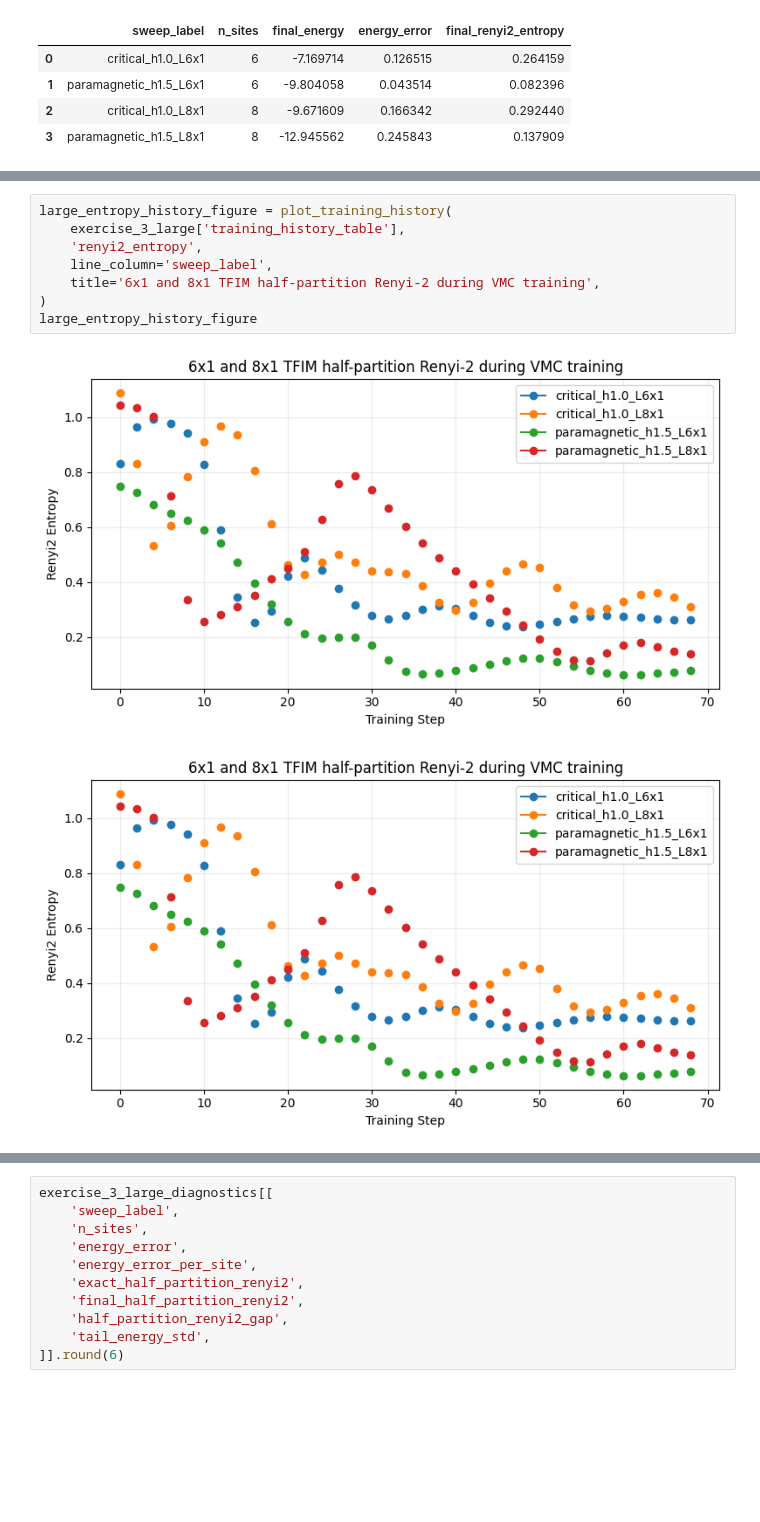
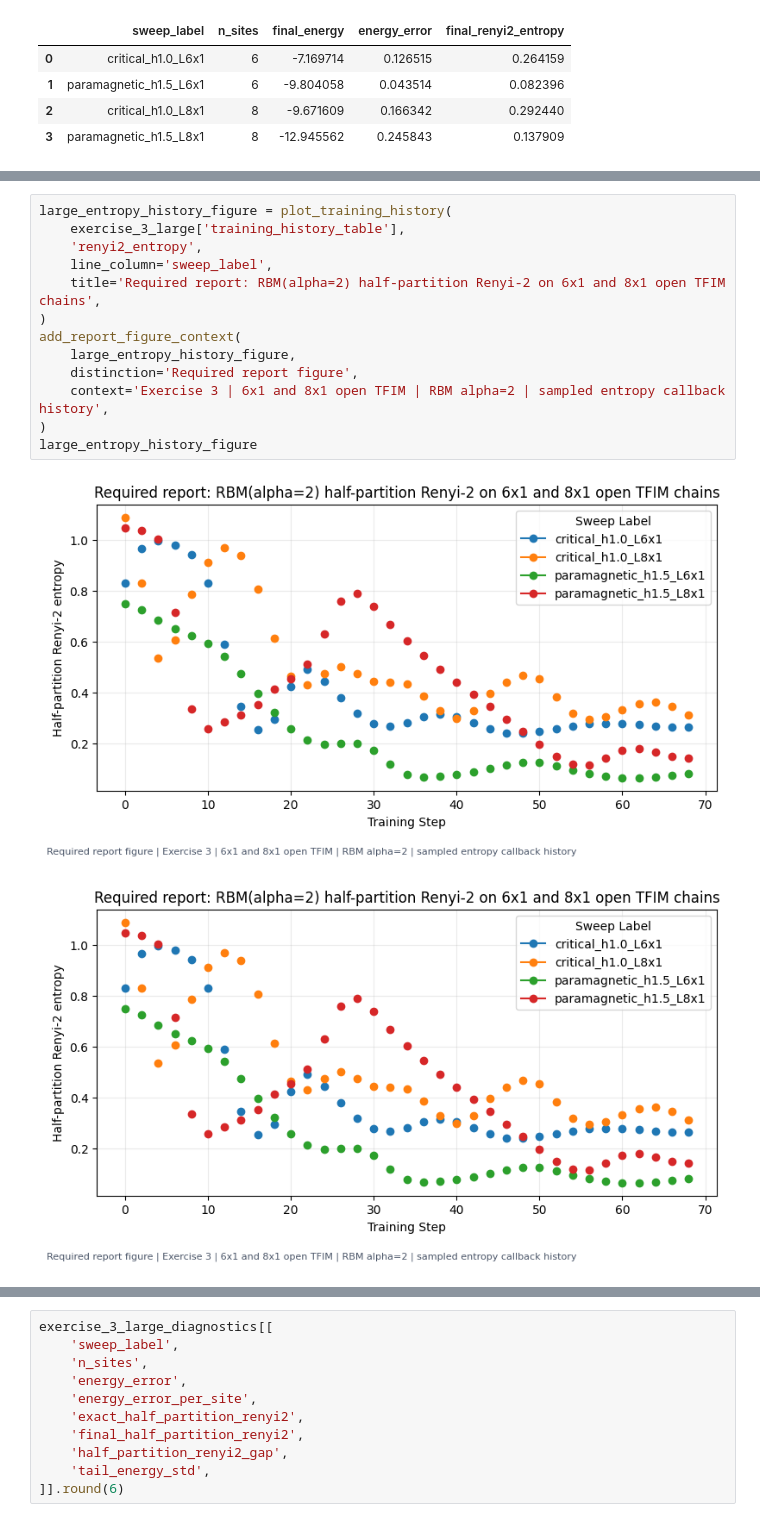
Before and after one commit to SBT2004/NQS, a Jupyter notebook: Balint/demos/exercise_3.ipynb, the cells around one changed output, grey strips where cells are left out. Drawn from its saved outputs; the diff is of its cells as text; blank space fills up the shorter version.

```diff
--- a/Balint/demos/exercise_3.ipynb
+++ b/Balint/demos/exercise_3.ipynb
@@ -411,14 +432,19 @@ large_energy_history_figure
 # %%
 large_entropy_history_figure = plot_training_history(
     exercise_3_large['training_history_table'],
     'renyi2_entropy',
     line_column='sweep_label',
-    title='6x1 and 8x1 TFIM half-partition Renyi-2 during VMC training',
+    title='Required report: RBM(alpha=2) half-partition Renyi-2 on 6x1 and 8x1 open TFIM chains',
+)
+add_report_figure_context(
+    large_entropy_history_figure,
+    distinction='Required report figure',
+    context='Exercise 3 | 6x1 and 8x1 open TFIM | RBM alpha=2 | sampled entropy callback history',
 )
 large_entropy_history_figure
 # %% [output]
-[figure, old version]
+[figure, new version]
-[figure, old version]
+[figure, new version]
 # %%
 exercise_3_large_entropy_scan = pd.concat([
     sweep_result['entropy_scan_table'].assign(sweep_label=sweep_result['label'])
```
Also changed, not shown: parts of 7 cells of this notebook, 4 other files.
